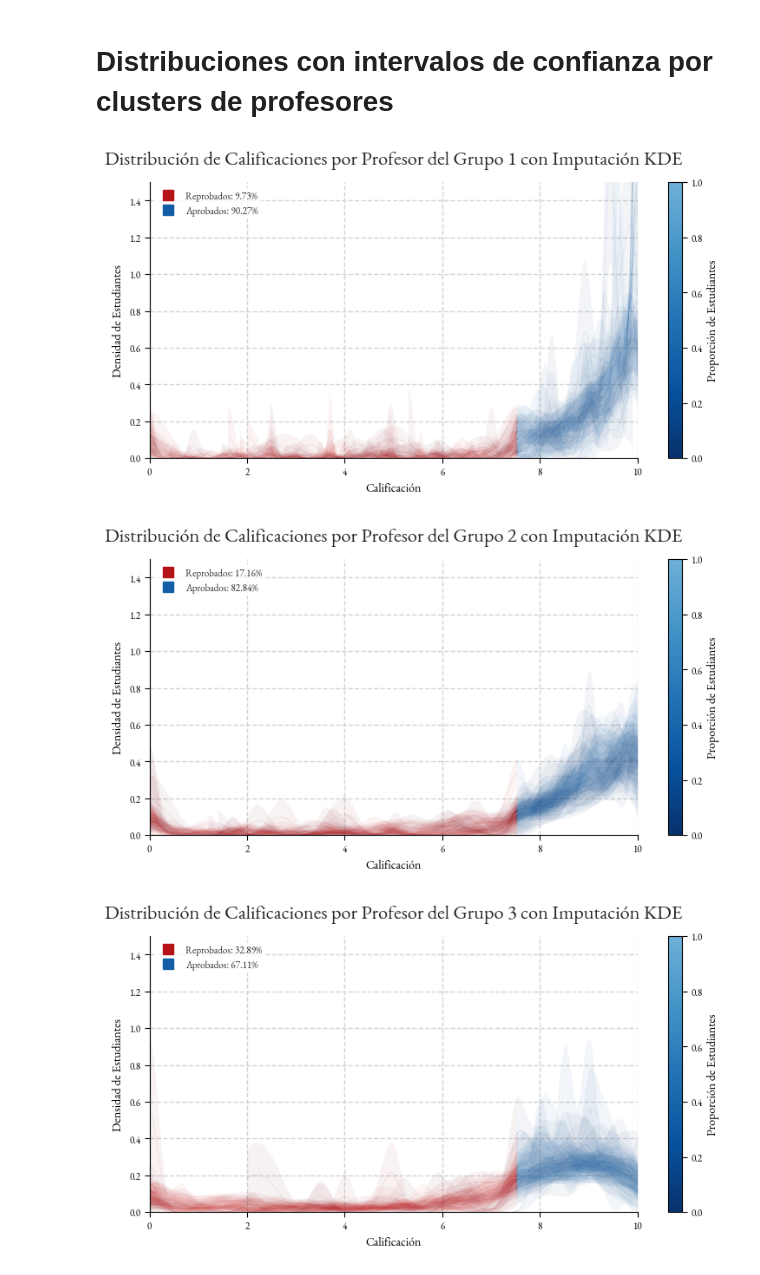
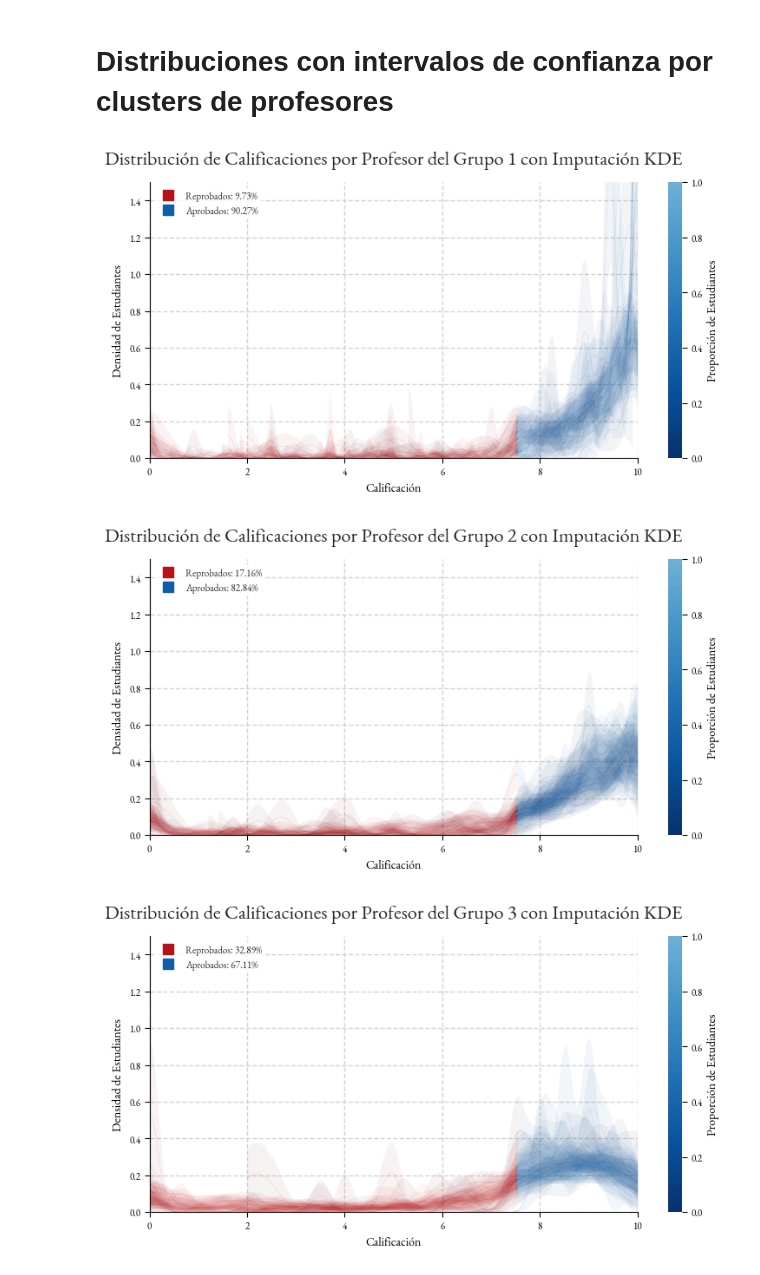
Before and after one commit to heritaco/CMAT, a Jupyter notebook: notebooks/04 Reportes/02 Calificaciones de Profesores.ipynb, the cells around one changed output. Drawn from its saved outputs; the diff is of its cells as text; code cells hidden in the pictures.

```diff
--- a/notebooks/04 Reportes/02 Calificaciones de Profesores.ipynb
+++ b/notebooks/04 Reportes/02 Calificaciones de Profesores.ipynb
@@ -640,7 +642,9 @@ half_cmap = ListedColormap(half_palette)
 
 sm = plt.cm.ScalarMappable(cmap=half_cmap, norm=plt.Normalize(vmin=0, vmax=1))
 sm.set_array([])
-plt.colorbar(sm, ax=ax, label='Proporción de Estudiantes')
+cbar = plt.colorbar(sm, ax=ax, label='Proporción de Estudiantes')
+cbar.outline.set_visible(False)
+
 
 plt.tight_layout()
 
@@ -851,7 +855,9 @@ for i in range(3):
 
     sm = plt.cm.ScalarMappable(cmap=half_cmap, norm=plt.Normalize(vmin=0, vmax=1))
     sm.set_array([])
-    plt.colorbar(sm, ax=ax, label='Proporción de Estudiantes')
+    cbar = plt.colorbar(sm, ax=ax, label='Proporción de Estudiantes')
+    cbar.outline.set_visible(False)
+
 
     plt.tight_layout()
     plt.savefig(f'visualizations/figuras/05_10_{i}.pdf', bbox_inches='tight')
@@ -954,34 +960,36 @@ for i in range(3):
         ax.plot(x_left,  yh_left,  color=magma_by_prof[num],  linewidth=0.5, alpha=alpha_line)
         ax.plot(x_right, yh_right, color=viridis_by_prof[num], linewidth=0.5, alpha=alpha_line)
 
     # cosmetics unchanged
     ax.set_title(f'Distribución de Calificaciones por Profesor del Grupo {i+1} con Imputación KDE')
     ax.set_xlabel('Calificación')
     ax.set_ylabel('Densidad de Estudiantes')
 
     handles, labels = ax.get_legend_handles_labels()
     stat_handles = [
         Line2D([0], [0], marker='s', color=magma_by_prof[35], markersize=8, linestyle=''),
         Line2D([0], [0], marker='s', color=viridis_by_prof[35], markersize=8, linestyle='')
     ]
     mean_below = (k1['IMPKDE'] < threshold).mean()
     mean_above = (k1['IMPKDE'] >= threshold).mean()
     stat_labels = [f'Reprobados: {mean_below:.2%}', f'Aprobados: {mean_above:.2%}']
     ax.legend(handles + stat_handles, labels + stat_labels, loc='upper left')
 
     ax.set_xlim(0, 10)
     ax.set_ylim(0, 1.5)
 
     half_palette = sns.color_palette("Blues_r", 100)[:51]
     half_cmap = ListedColormap(half_palette)
     sm = plt.cm.ScalarMappable(cmap=half_cmap, norm=plt.Normalize(vmin=0, vmax=1))
     sm.set_array([])
-    plt.colorbar(sm, ax=ax, label='Proporción de Estudiantes')
+    cbar = plt.colorbar(sm, ax=ax, label='Proporción de Estudiantes')
+    cbar.outline.set_visible(False)
+
 
     plt.tight_layout()
     plt.savefig(f'visualizations/figuras/05_11_{i}.pdf', bbox_inches='tight')
     plt.show()
 # %% [output]
-[figure, old version]
+[figure, new version]
-[figure, old version]
+[figure, new version]
-[figure, old version]
+[figure, new version]
```
Also changed, not shown: parts of 3 cells of this notebook, 25 other files.
